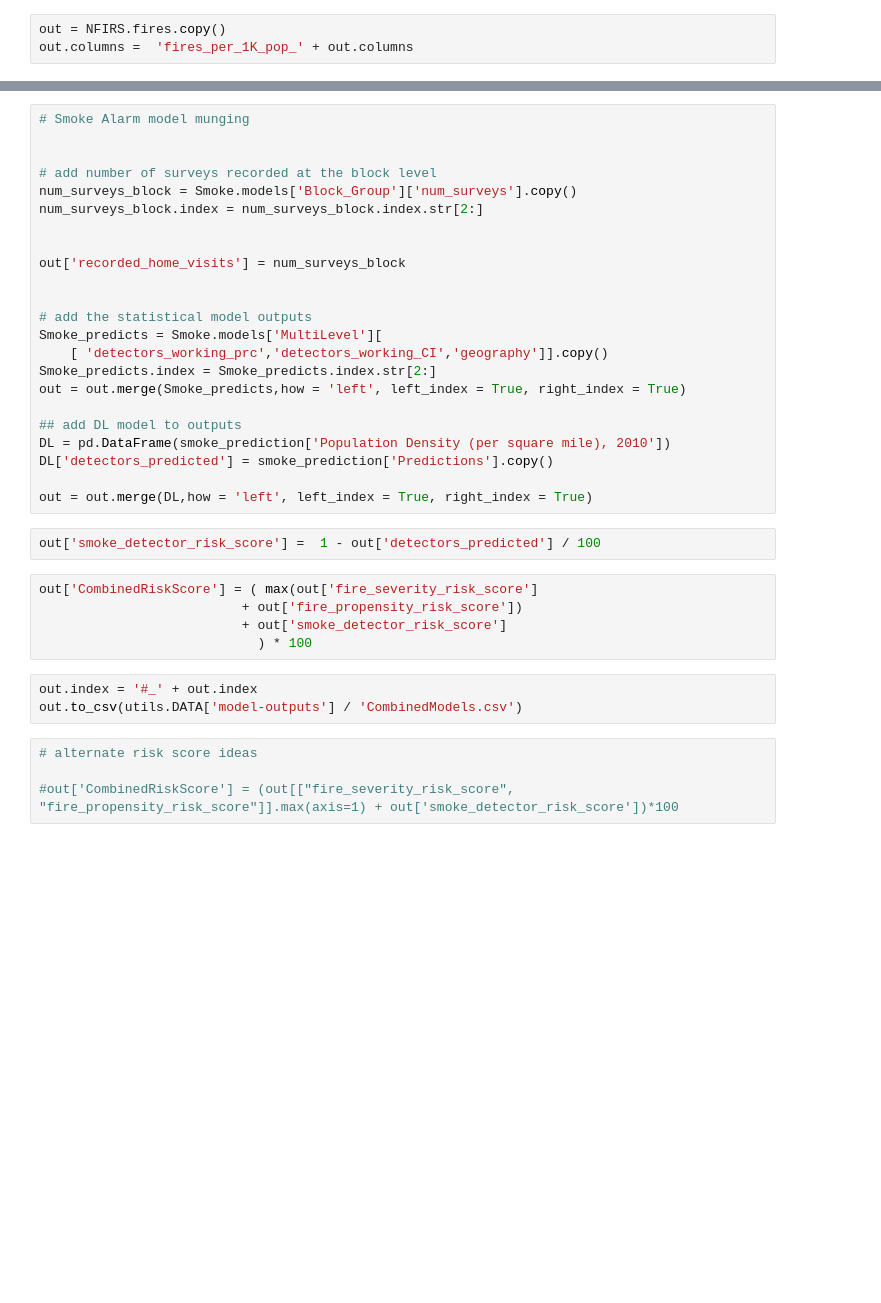
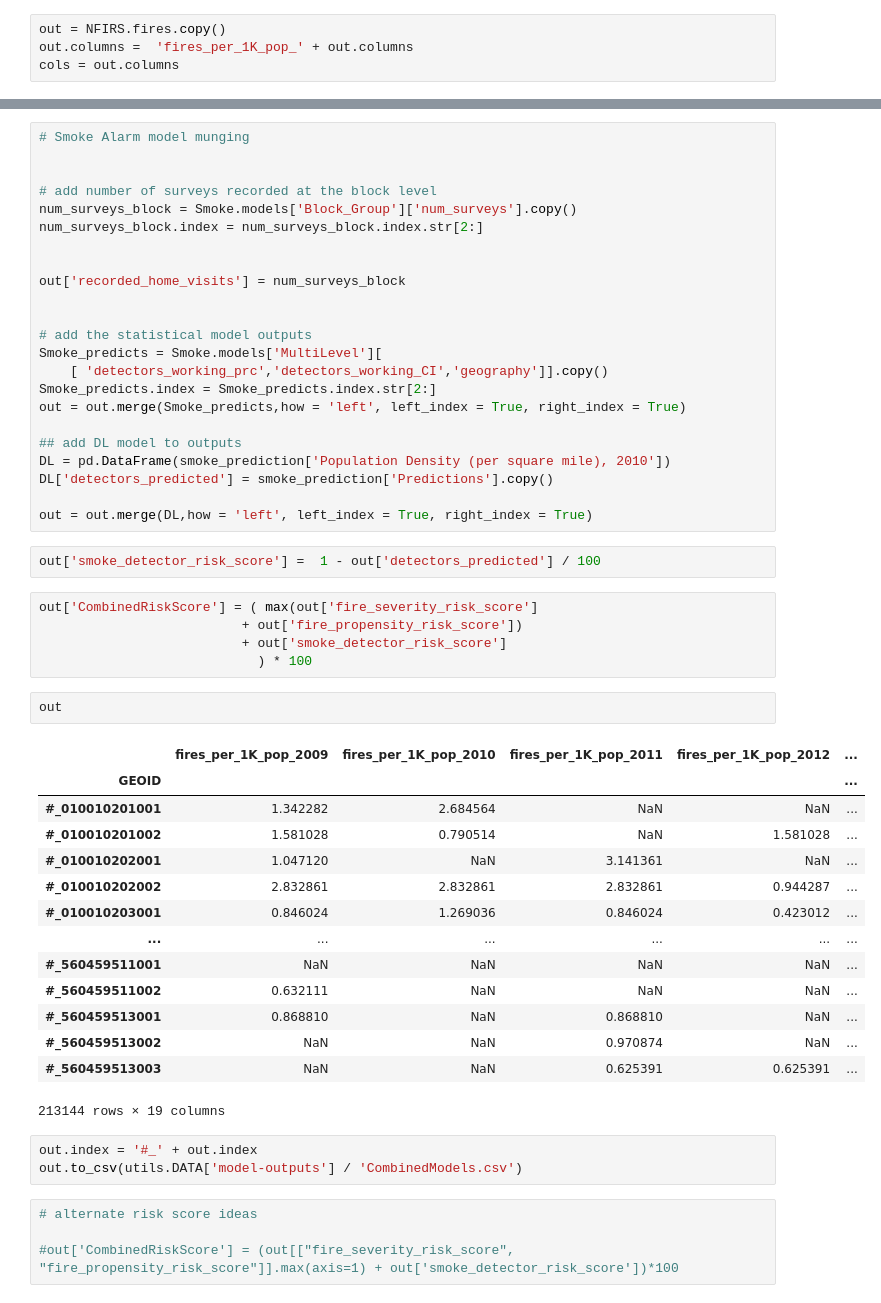
Before and after one commit to DataKind-DC/rcp2, a Jupyter notebook: testScript.ipynb, the cells around one changed output, grey strips where cells are left out. Saved outputs shown, nothing was run; the diff lists cells and outputs as text; blank space fills up the shorter version.

```diff
--- a/testScript.ipynb
+++ b/testScript.ipynb
@@ -109,3 +119,4 @@ Test R-squared: 0.5284797244748438
 # %%
 out = NFIRS.fires.copy()
 out.columns =  'fires_per_1K_pop_' + out.columns
+cols = out.columns
@@ -145,6 +156,23 @@ out['CombinedRiskScore'] = ( max(out['fire_severity_risk_score']
                           + out['fire_propensity_risk_score'])
                           + out['smoke_detector_risk_score']
                             ) * 100
+# %%
+out
+# %% [output]
+|  | fires_per_1K_pop_2009 | fires_per_1K_pop_2010 | fires_per_1K_pop_2011 | fires_per_1K_pop_2012 | ... |
+| GEOID |  |  |  |  | ... |
+| #_010010201001 | 1.342282 | 2.684564 | NaN | NaN | ... |
+| #_010010201002 | 1.581028 | 0.790514 | NaN | 1.581028 | ... |
+| #_010010202001 | 1.047120 | NaN | 3.141361 | NaN | ... |
+| #_010010202002 | 2.832861 | 2.832861 | 2.832861 | 0.944287 | ... |
+| #_010010203001 | 0.846024 | 1.269036 | 0.846024 | 0.423012 | ... |
+| ... | ... | ... | ... | ... | ... |
+| #_560459511001 | NaN | NaN | NaN | NaN | ... |
+| #_560459511002 | 0.632111 | NaN | NaN | NaN | ... |
+| #_560459513001 | 0.868810 | NaN | 0.868810 | NaN | ... |
+| #_560459513002 | NaN | NaN | 0.970874 | NaN | ... |
+| #_560459513003 | NaN | NaN | 0.625391 | 0.625391 | ... |
+213144 rows × 19 columns
 # %%
 out.index = '#_' + out.index
 out.to_csv(utils.DATA['model-outputs'] / 'CombinedModels.csv')
```
Also changed, not shown: parts of 7 cells of this notebook, 9 other files.
